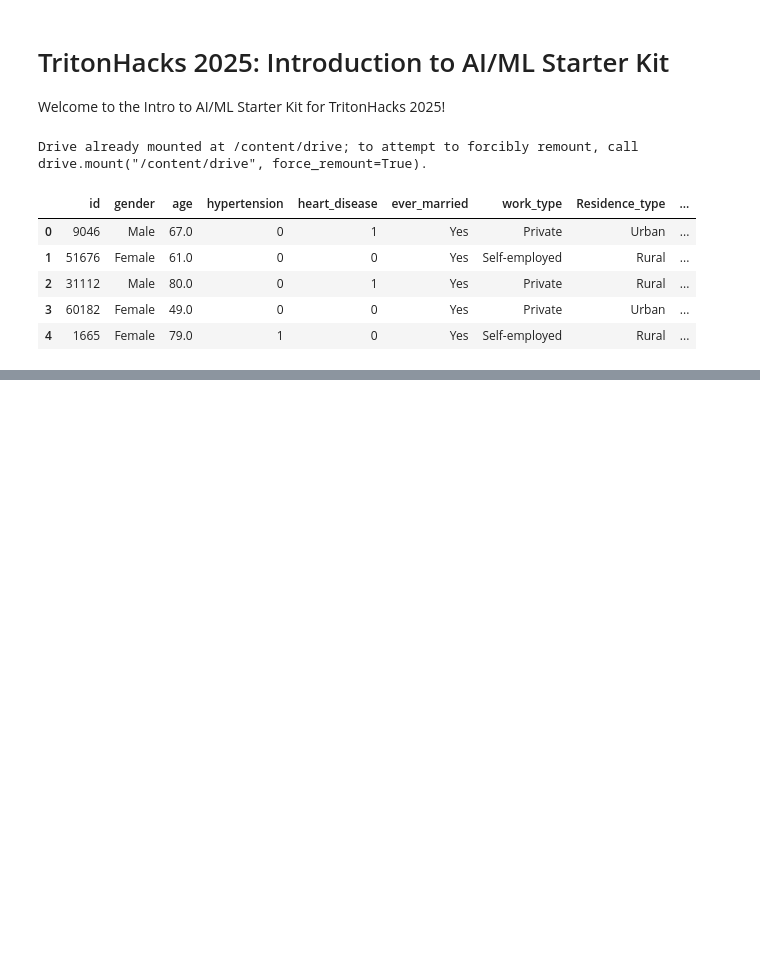
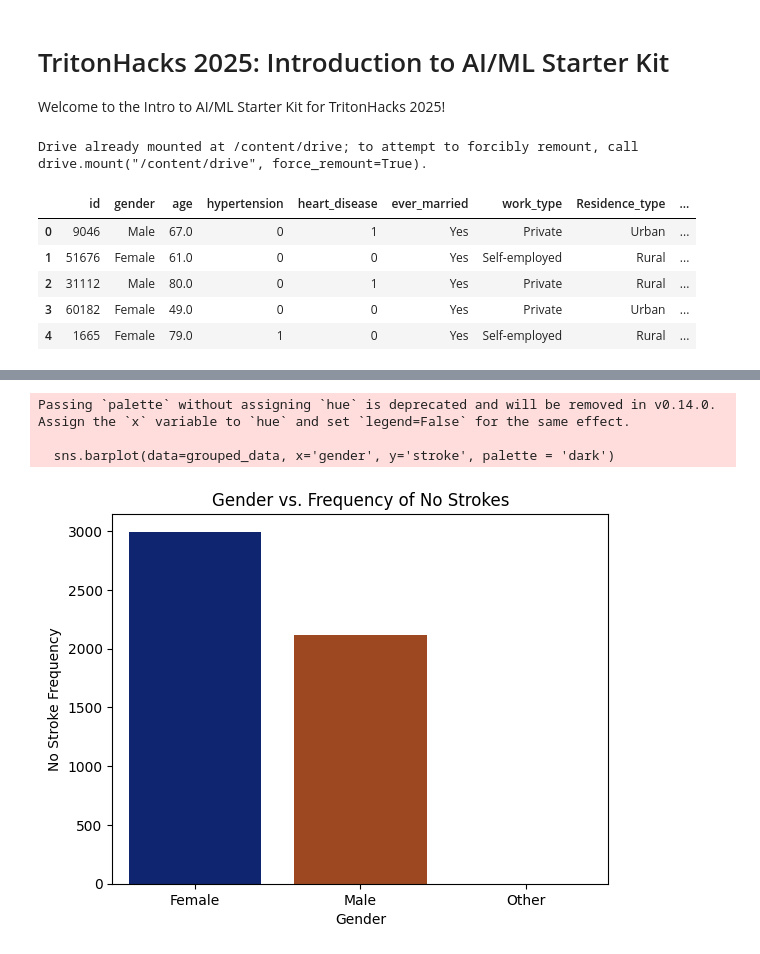
Before and after one commit to nick01as/AI-ML-starter-kit, a Jupyter notebook: eda.ipynb, the cells around one changed output, grey strips where cells are left out. Drawn from its saved outputs; the diff is of its cells as text; code cells hidden in the pictures; blank space fills up the shorter version.

```diff
--- a/eda.ipynb
+++ b/eda.ipynb
@@ -31,0 +57,14 @@ Drive already mounted at /content/drive; to attempt to forcibly remount, call dr
+# %%
+# Gender v. Frequency Of No Strokes (Bar Graph)
+
+grouped_data = df.groupby('gender')['stroke'].count().reset_index()
+sns.barplot(data=grouped_data, x='gender', y='stroke', palette = 'dark')
+plt.title('Gender vs. Frequency of No Strokes')
+plt.xlabel('Gender')
+plt.ylabel('No Stroke Frequency')
+plt.show()
+# %% [output]
+Passing `palette` without assigning `hue` is deprecated and will be removed in v0.14.0. Assign the `x` variable to `hue` and set `legend=False` for the same effect.
+
+  sns.barplot(data=grouped_data, x='gender', y='stroke', palette = 'dark')
+[figure, added]
```
Also changed, not shown: parts of 4 cells of this notebook.
